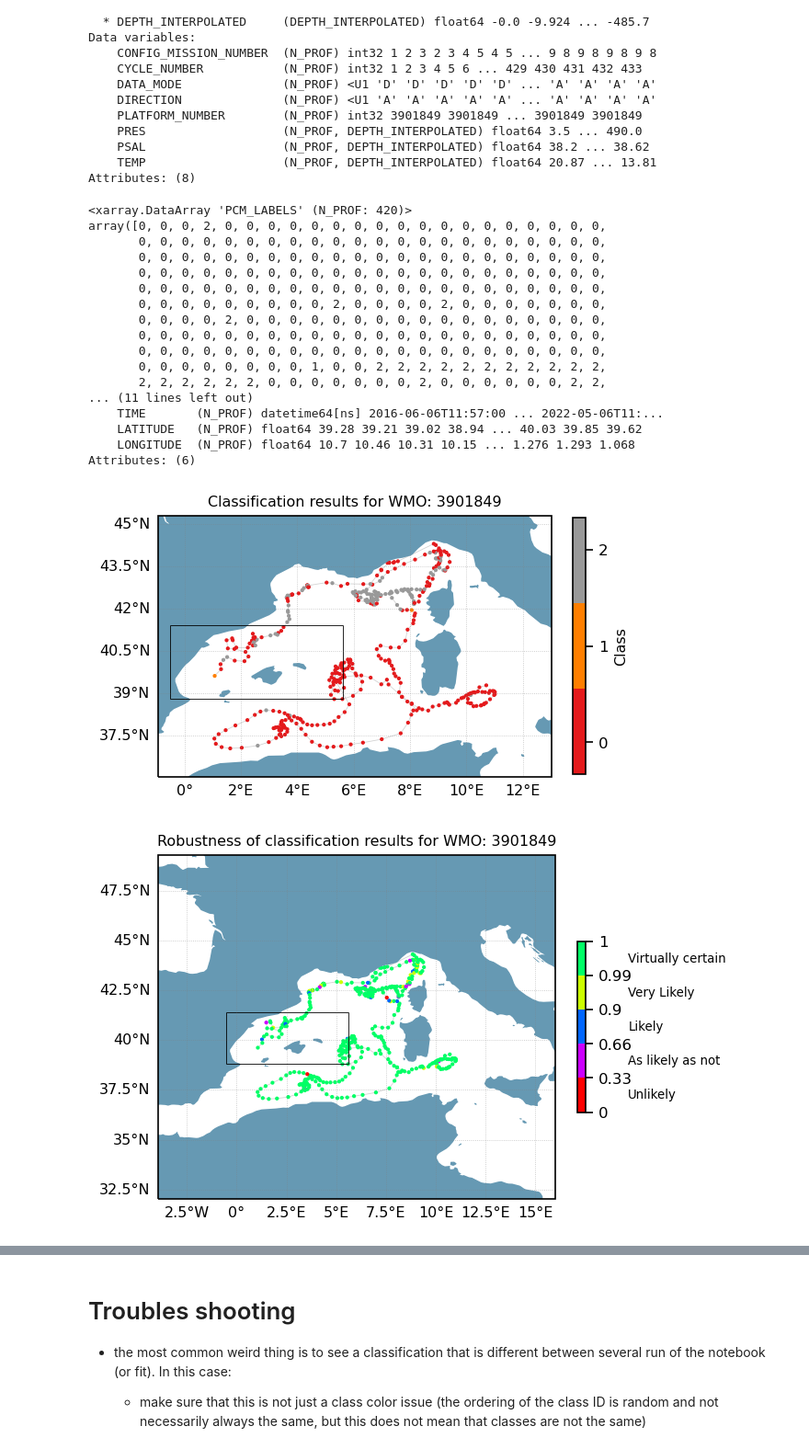
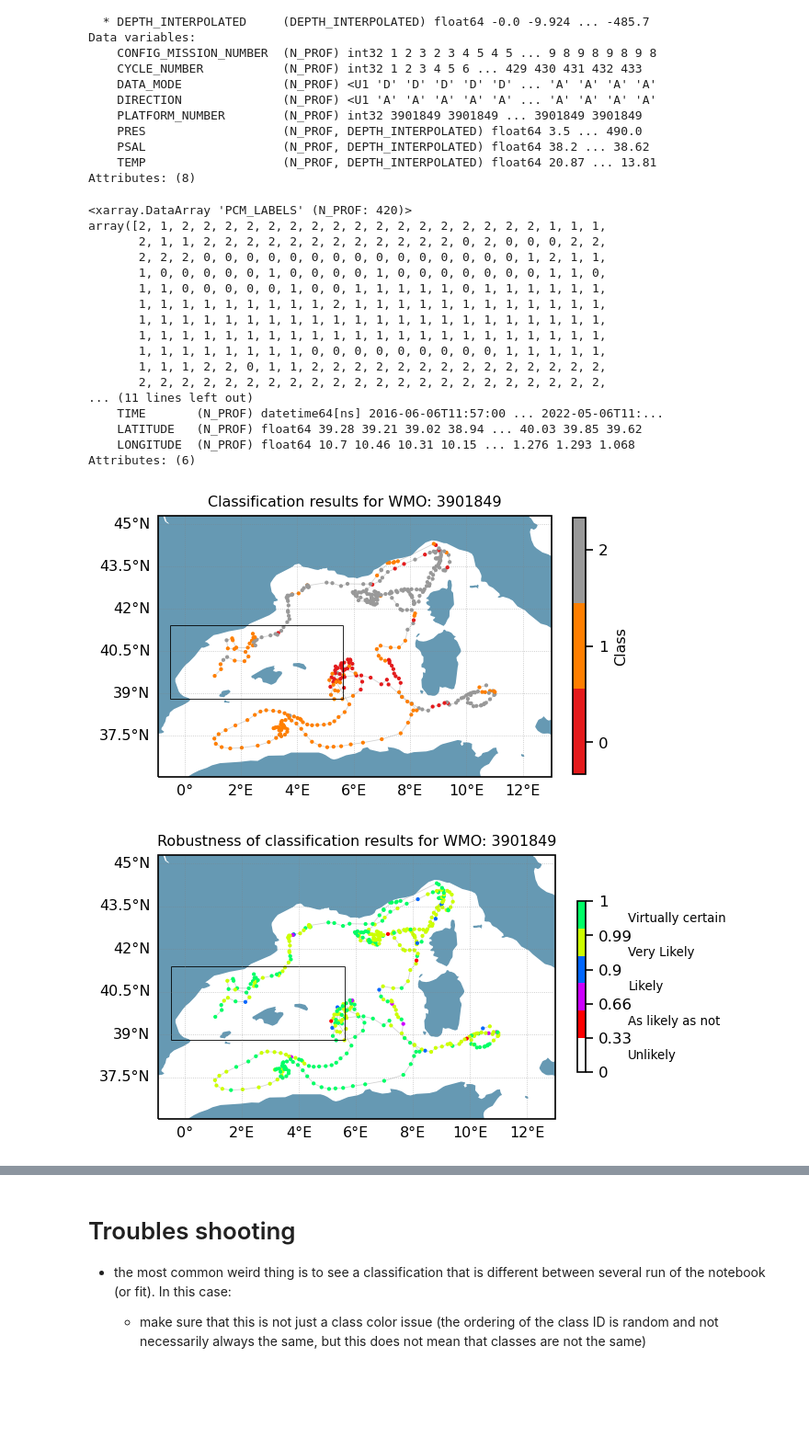
Before and after one commit to euroargodev/boundary_currents_pcm, a Jupyter notebook: docs/PCM-demo.ipynb, the cells around one changed output, grey strips where cells are left out. Shown at 92% size. Saved outputs shown, nothing was run; the diff lists cells and outputs as text; code cells hidden in the pictures; blank space fills up the shorter version.

```diff
--- a/docs/PCM-demo.ipynb
+++ b/docs/PCM-demo.ipynb
@@ -53,7 +54,7 @@ data_box.append(500)# Pres_max
 
 # We also give the domain definition some temporal bounds to limit the amount of data to download
 # (this is just for demonstration purposes)
-data_box.append('2018-01-01')
+data_box.append('2021-01-01')
 data_box.append('2022-01-01')
 
 # Finaly define the data fetcher:
@@ -168,8 +167,8 @@ Classifier: 'gmm', <class 'sklearn.mixture._gaussian_mixture.GaussianMixture'>
 # %% [markdown]
 ### Training set from Argo profiles
 # %%
-# dsi = from_misc_press_2_std_depth(m, dsp)
-dsi = from_misc_press_2_std_depth(m, dsp, feature_name='salinity')
+# dsi = from_misc_pres_2_std_depth(m, dsp)
+dsi = from_misc_pres_2_std_depth(m, dsp, feature_name='salinity')
 dsi
 # %% [output]
 <xarray.Dataset>
@@ -389,7 +388,7 @@ Data variables: (12/13)
     TIME_QC                (N_PROF) int32 1 1 1 1 1 1 1 1 1 ... 1 1 1 1 1 1 1 1
 Attributes: (8)
 # %%
-dsi_float = from_misc_press_2_std_depth(m_loaded, dsp_float, feature_name='salinity')
+dsi_float = from_misc_pres_2_std_depth(m_loaded, dsp_float, feature_name='salinity')
 dsi_float
 # %% [output]
 <xarray.Dataset>
@@ -420,17 +419,17 @@ dsi_float.pyxpcm.robustness_digit(m_loaded, inplace = True)
 dsi_float['PCM_LABELS']
 # %% [output]
 <xarray.DataArray 'PCM_LABELS' (N_PROF: 420)>
-array([0, 0, 0, 2, 0, 0, 0, 0, 0, 0, 0, 0, 0, 0, 0, 0, 0, 0, 0, 0, 0, 0,
-       0, 0, 0, 0, 0, 0, 0, 0, 0, 0, 0, 0, 0, 0, 0, 0, 0, 0, 0, 0, 0, 0,
-       0, 0, 0, 0, 0, 0, 0, 0, 0, 0, 0, 0, 0, 0, 0, 0, 0, 0, 0, 0, 0, 0,
-       0, 0, 0, 0, 0, 0, 0, 0, 0, 0, 0, 0, 0, 0, 0, 0, 0, 0, 0, 0, 0, 0,
-       0, 0, 0, 0, 0, 0, 0, 0, 0, 0, 0, 0, 0, 0, 0, 0, 0, 0, 0, 0, 0, 0,
-       0, 0, 0, 0, 0, 0, 0, 0, 0, 2, 0, 0, 0, 0, 2, 0, 0, 0, 0, 0, 0, 0,
-       0, 0, 0, 0, 2, 0, 0, 0, 0, 0, 0, 0, 0, 0, 0, 0, 0, 0, 0, 0, 0, 0,
-       0, 0, 0, 0, 0, 0, 0, 0, 0, 0, 0, 0, 0, 0, 0, 0, 0, 0, 0, 0, 0, 0,
-       0, 0, 0, 0, 0, 0, 0, 0, 0, 0, 0, 0, 0, 0, 0, 0, 0, 0, 0, 0, 0, 0,
-       0, 0, 0, 0, 0, 0, 0, 0, 1, 0, 0, 2, 2, 2, 2, 2, 2, 2, 2, 2, 2, 2,
-       2, 2, 2, 2, 2, 2, 0, 0, 0, 0, 0, 0, 0, 2, 0, 0, 0, 0, 0, 0, 2, 2,
+array([2, 1, 2, 2, 2, 2, 2, 2, 2, 2, 2, 2, 2, 2, 2, 2, 2, 2, 2, 1, 1, 1,
+       2, 1, 1, 2, 2, 2, 2, 2, 2, 2, 2, 2, 2, 2, 2, 0, 2, 0, 0, 0, 2, 2,
+       2, 2, 2, 0, 0, 0, 0, 0, 0, 0, 0, 0, 0, 0, 0, 0, 0, 0, 1, 2, 1, 1,
+       1, 0, 0, 0, 0, 0, 1, 0, 0, 0, 0, 1, 0, 0, 0, 0, 0, 0, 0, 1, 1, 0,
+       1, 1, 0, 0, 0, 0, 0, 1, 0, 0, 1, 1, 1, 1, 1, 0, 1, 1, 1, 1, 1, 1,
+       1, 1, 1, 1, 1, 1, 1, 1, 1, 2, 1, 1, 1, 1, 1, 1, 1, 1, 1, 1, 1, 1,
+       1, 1, 1, 1, 1, 1, 1, 1, 1, 1, 1, 1, 1, 1, 1, 1, 1, 1, 1, 1, 1, 1,
+       1, 1, 1, 1, 1, 1, 1, 1, 1, 1, 1, 1, 1, 1, 1, 1, 1, 1, 1, 1, 1, 1,
+       1, 1, 1, 1, 1, 1, 1, 1, 0, 0, 0, 0, 0, 0, 0, 0, 0, 1, 1, 1, 1, 1,
+       1, 1, 1, 2, 2, 0, 1, 1, 2, 2, 2, 2, 2, 2, 2, 2, 2, 2, 2, 2, 2, 2,
+       2, 2, 2, 2, 2, 2, 2, 2, 2, 2, 2, 2, 2, 2, 2, 2, 2, 2, 2, 2, 2, 2,
 ... (11 lines left out)
     TIME       (N_PROF) datetime64[ns] 2016-06-06T11:57:00 ... 2022-05-06T11:...
     LATITUDE   (N_PROF) float64 39.28 39.21 39.02 38.94 ... 40.03 39.85 39.62
@@ -452,28 +451,28 @@ ax.add_feature(argopy.plot.utils.land_feature)
 ax.set_title('Classification results for WMO: %s' % WMO)
 plt.show()
 # %% [output]
-[figure, old version]
+[figure, new version]
 # %%
 proj = argopy.plot.utils.cartopy.crs.PlateCarree()
-dx, dy = 5, 5  # How much to extend the map contours wrt to the data set real domain
+dx, dy = 2, 1  # How much to extend the map contours wrt to the data set real domain
 subplot_kw={'projection': proj, 'extent': a_float.domain[0:4] + np.array([-dx,+dx,-dy,+dy])}
 fig, ax = plt.subplots(nrows=1, ncols=1, figsize=(5,5), dpi=120, facecolor='w', edgecolor='k', subplot_kw=subplot_kw)
 
 sc = ax.plot(dsi_float['LONGITUDE'], dsi_float['LATITUDE'], color='lightgray', linewidth=0.5, transform=proj, zorder=0)
 sc = ax.scatter(dsi_float['LONGITUDE'], dsi_float['LATITUDE'], s=3, c=dsi_float['PCM_ROBUSTNESS_CAT'], cmap=m_loaded.plot.cmap(usage='robustness'), transform=proj)
 
 rowl0 = dsi_float['PCM_ROBUSTNESS_CAT'].attrs['legend']
 cl = plt.colorbar(sc, ax=ax, fraction=0.02, pad=0.05)
 cl.set_ticks([0, 1, 2, 3, 4, 5])
 cl.set_ticklabels(dsi_float['PCM_ROBUSTNESS_CAT'].attrs['bins'])
 for (i, j) in zip(np.arange(0.5, 5, 1), rowl0):
     cl.ax.text(6, i, j, ha='left', va='center', fontsize=8)
 
 ax.hlines(box[2:4], box[0], box[1], 'k', linewidth=0.5)
 ax.vlines(box[0:2], box[2], box[3], 'k', linewidth=0.5)
 argopy.plot.utils.latlongrid(ax)
 ax.add_feature(argopy.plot.utils.land_feature)
 ax.set_title('Robustness of classification results for WMO: %s' % WMO)
 plt.show()
 # %% [output]
-[figure, old version]
+[figure, new version]
```
Also changed, not shown: parts of 20 cells of this notebook.
